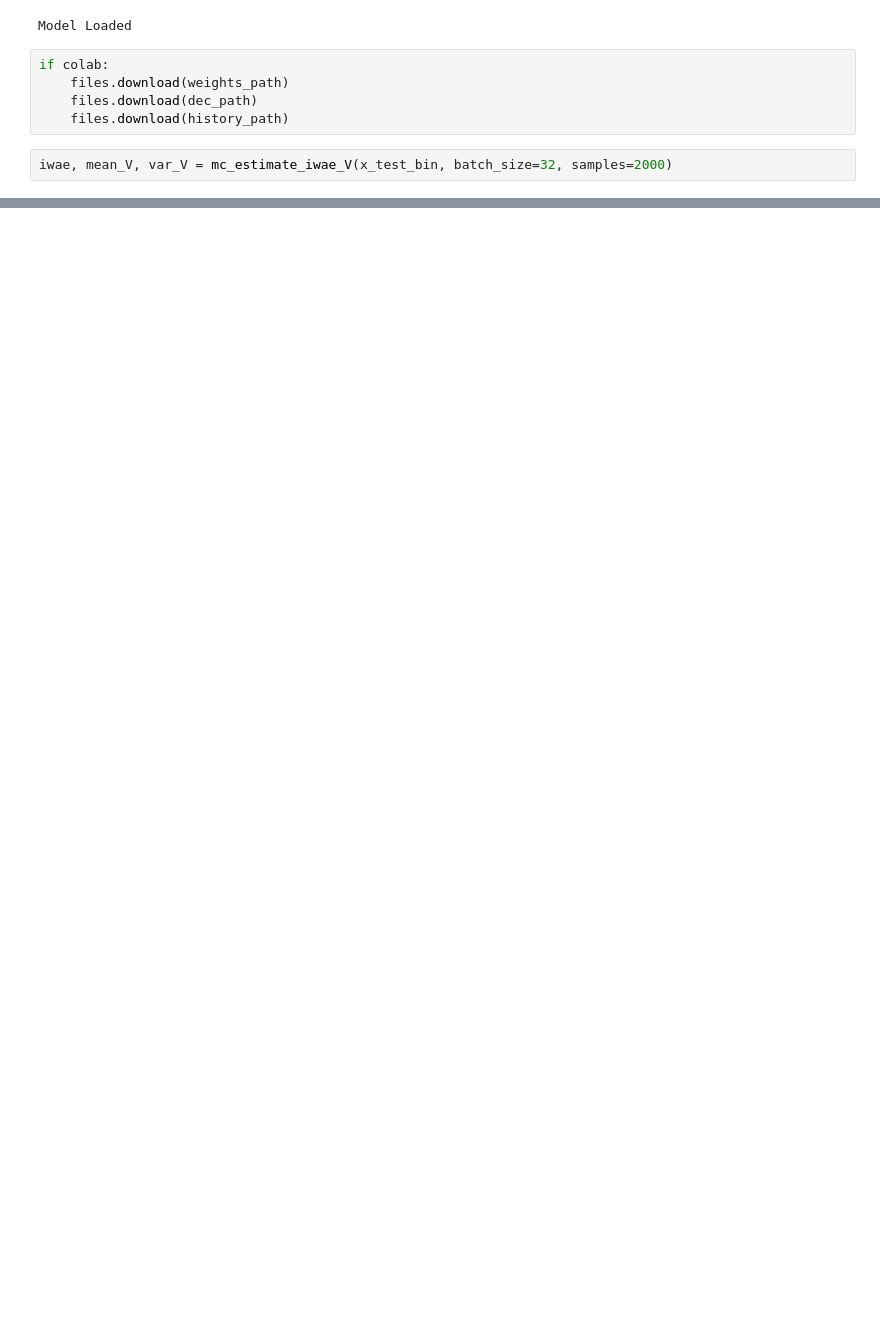
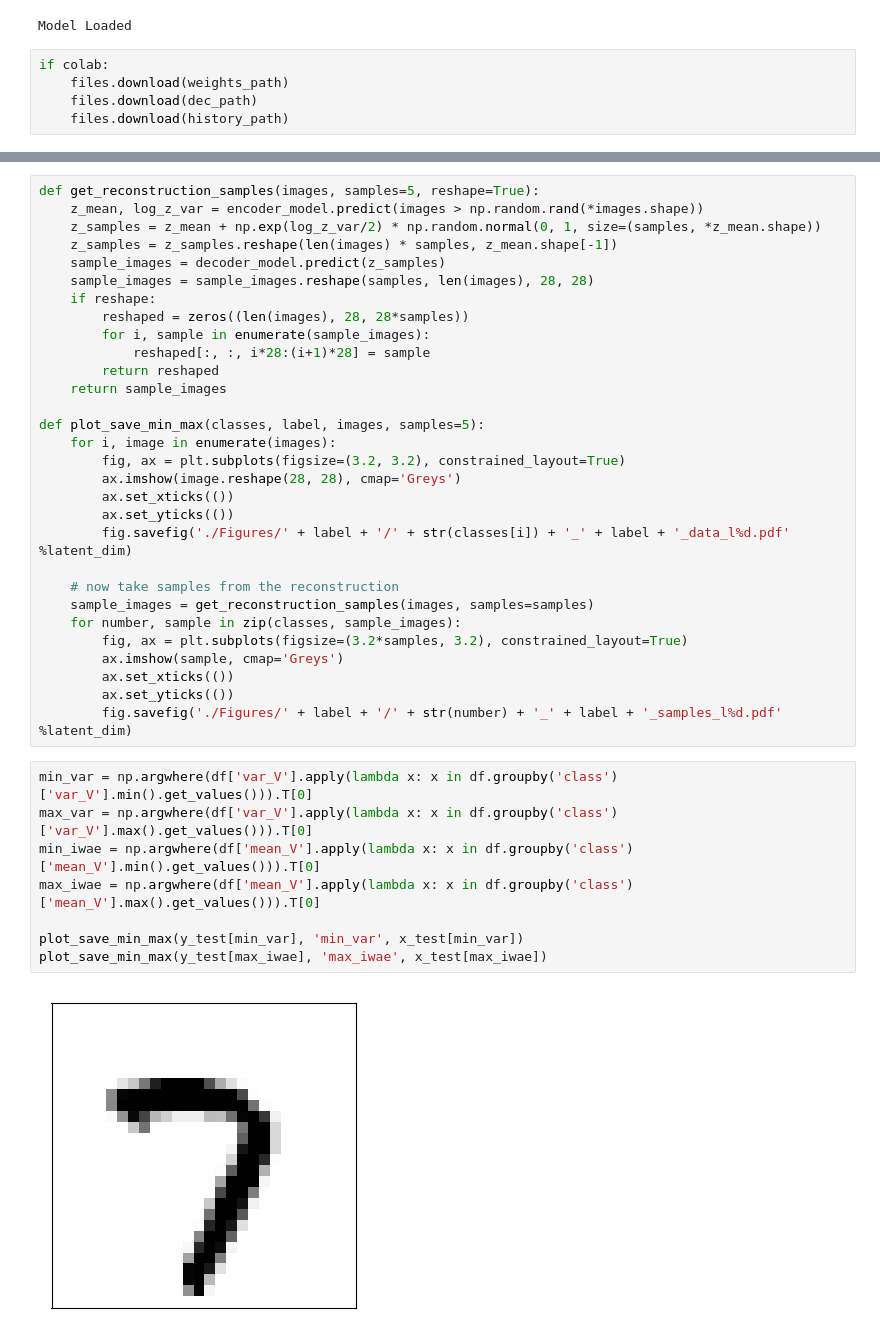
Before and after one commit to jasonrobwebster/2nd-order-vae, a Jupyter notebook: NIPS_results.ipynb, the cells around one changed output, grey strips where cells are left out. Saved outputs shown, nothing was run; the diff lists cells and outputs as text; blank space fills up the shorter version.

```diff
--- a/NIPS_results.ipynb
+++ b/NIPS_results.ipynb
@@ -547,5 +539,3 @@ if colab:
     files.download(weights_path)
     files.download(dec_path)
     files.download(history_path)
-# %%
-iwae, mean_V, var_V = mc_estimate_iwae_V(x_test_bin, batch_size=32, samples=2000)
@@ -557,0 +564,40 @@ np.mean(-mean_V + 1/2 * var_V)
+# %%
+def get_reconstruction_samples(images, samples=5, reshape=True):
+    z_mean, log_z_var = encoder_model.predict(images > np.random.rand(*images.shape))
+    z_samples = z_mean + np.exp(log_z_var/2) * np.random.normal(0, 1, size=(samples, *z_mean.shape))
+    z_samples = z_samples.reshape(len(images) * samples, z_mean.shape[-1])
+    sample_images = decoder_model.predict(z_samples)
+    sample_images = sample_images.reshape(samples, len(images), 28, 28)
+    if reshape:
+        reshaped = zeros((len(images), 28, 28*samples))
+        for i, sample in enumerate(sample_images):
+            reshaped[:, :, i*28:(i+1)*28] = sample
+        return reshaped
+    return sample_images
+
+def plot_save_min_max(classes, label, images, samples=5):
+    for i, image in enumerate(images):
+        fig, ax = plt.subplots(figsize=(3.2, 3.2), constrained_layout=True)
+        ax.imshow(image.reshape(28, 28), cmap='Greys')
+        ax.set_xticks(())
+        ax.set_yticks(())
+        fig.savefig('./Figures/' + label + '/' + str(classes[i]) + '_' + label + '_data_l%d.pdf' %latent_dim)
+
+    # now take samples from the reconstruction
+    sample_images = get_reconstruction_samples(images, samples=samples)
+    for number, sample in zip(classes, sample_images):
+        fig, ax = plt.subplots(figsize=(3.2*samples, 3.2), constrained_layout=True)
+        ax.imshow(sample, cmap='Greys')
+        ax.set_xticks(())
+        ax.set_yticks(())
+        fig.savefig('./Figures/' + label + '/' + str(number) + '_' + label + '_samples_l%d.pdf' %latent_dim)
+# %%
+min_var = np.argwhere(df['var_V'].apply(lambda x: x in df.groupby('class')['var_V'].min().get_values())).T[0]
+max_var = np.argwhere(df['var_V'].apply(lambda x: x in df.groupby('class')['var_V'].max().get_values())).T[0]
+min_iwae = np.argwhere(df['mean_V'].apply(lambda x: x in df.groupby('class')['mean_V'].min().get_values())).T[0]
+max_iwae = np.argwhere(df['mean_V'].apply(lambda x: x in df.groupby('class')['mean_V'].max().get_values())).T[0]
+
+plot_save_min_max(y_test[min_var], 'min_var', x_test[min_var])
+plot_save_min_max(y_test[max_iwae], 'max_iwae', x_test[max_iwae])
+# %% [output]
+[figure, added]
```
Also changed, not shown: parts of 31 cells of this notebook.
